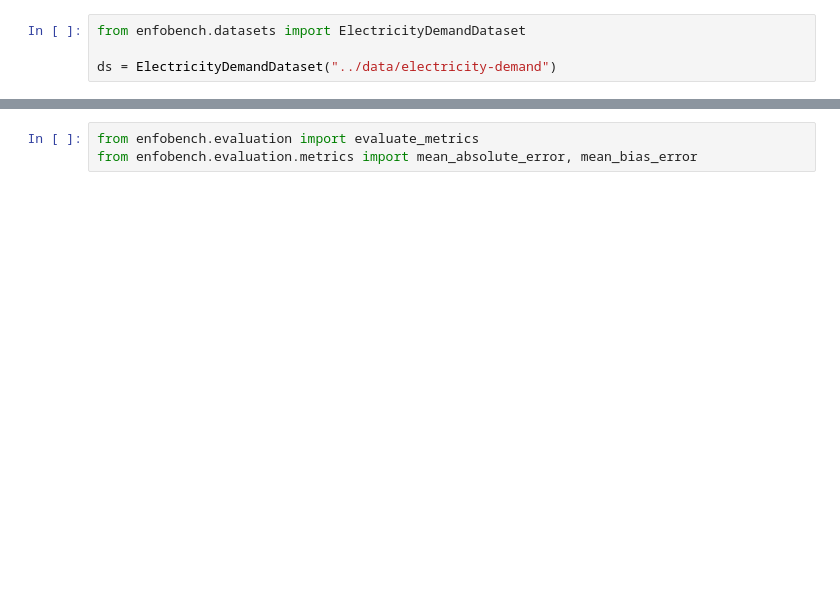
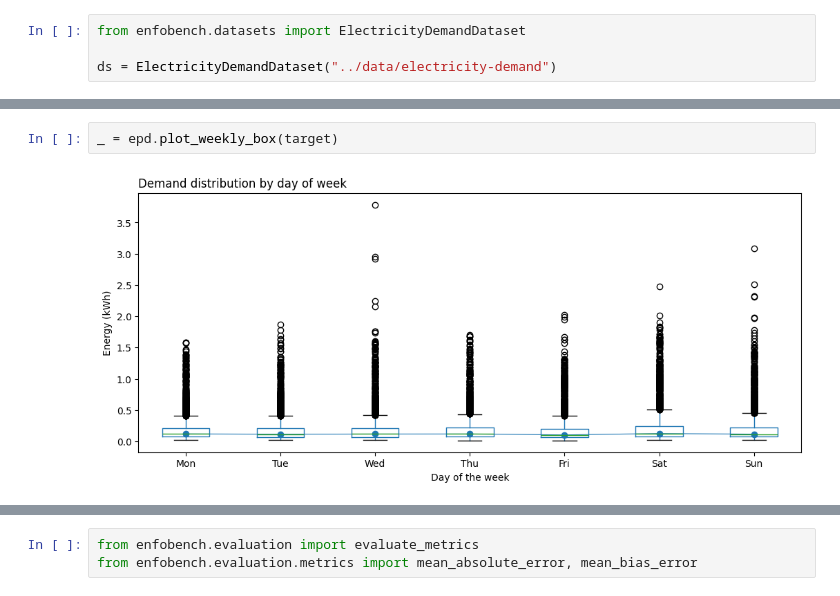
Before and after one commit to attila-balint-kul/energy-forecast-benchmark-toolkit, a Jupyter notebook: notebooks/01. Univariate.ipynb, the cells around one changed output, grey strips where cells are left out. Cells and saved outputs as stored; diff of their text form; blank space fills up the shorter version.

```diff
--- a/notebooks/01. Univariate.ipynb
+++ b/notebooks/01. Univariate.ipynb
@@ -24,0 +110,4 @@ target.info()
+# %%
+_ = epd.plot_weekly_box(target)
+# %% [output]
+[figure, added]
```
Also changed, not shown: parts of 60 cells of this notebook, 12 other files.
